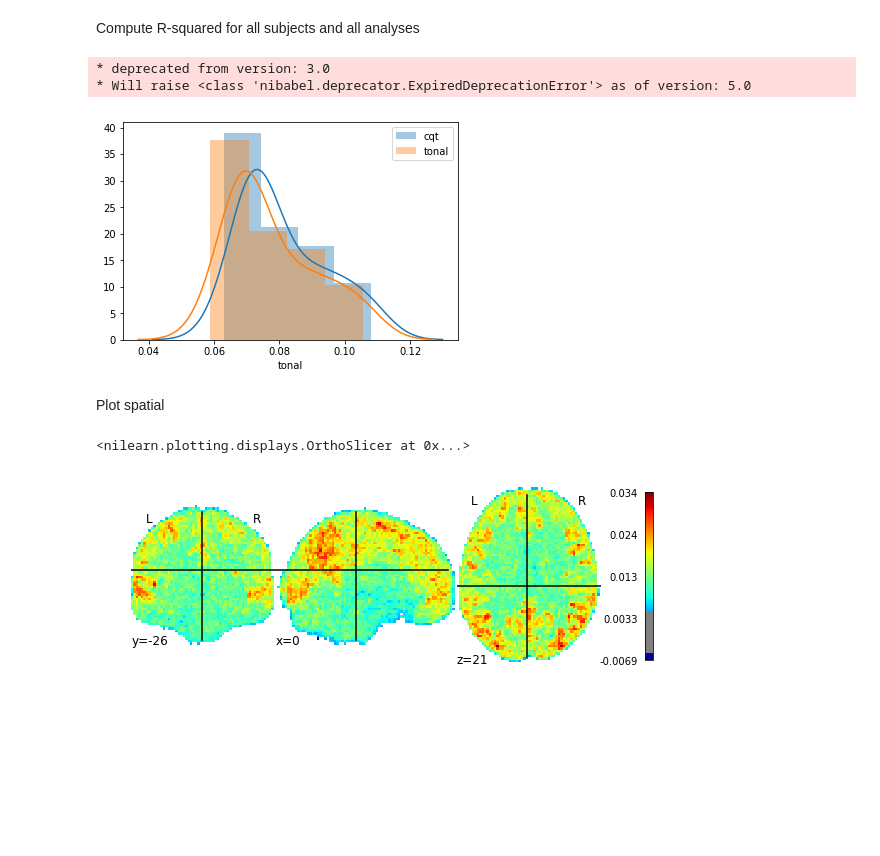
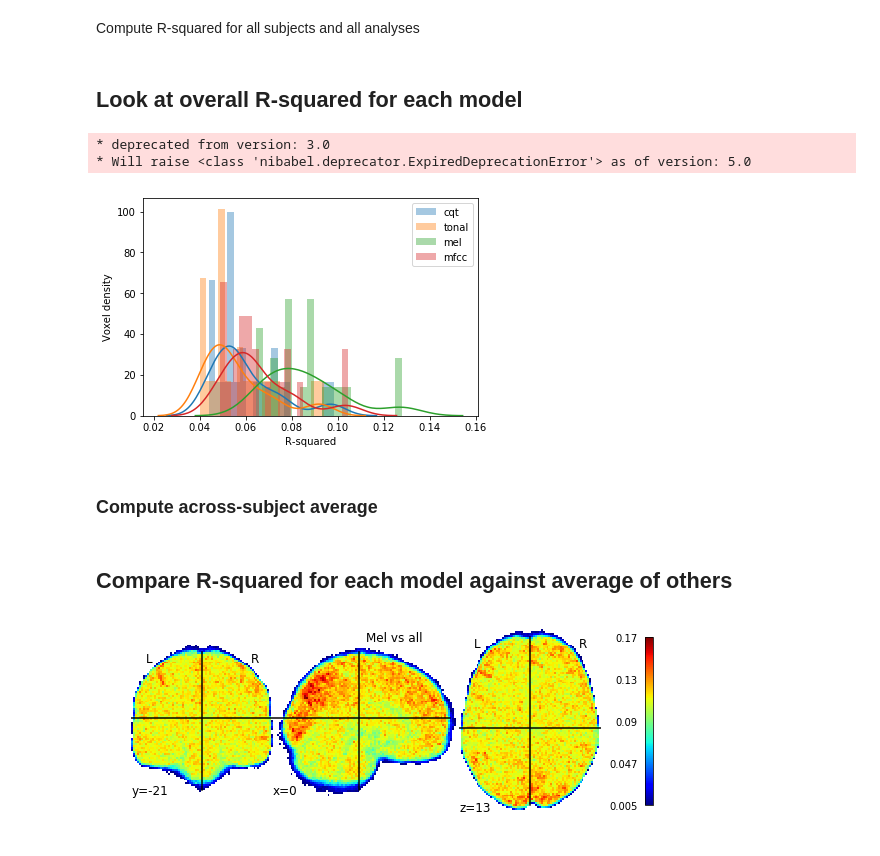
Before and after one commit to rbroc/neuroscout-paper, a Jupyter notebook: R-Squared_Audio.ipynb, the cells around one changed output. Drawn from its saved outputs; the diff is of its cells as text; code cells hidden in the pictures; blank space fills up the shorter version.

Commit message:
add other models

```diff
--- a/R-Squared_Audio.ipynb
+++ b/R-Squared_Audio.ipynb
@@ -13,3 +15,5 @@ RESULTS_DIR = Path('/media/hyperdrive/neuroscout-cli/output/')
 # %%
 cqt = json.load(open('models/cqt_rms.json'))
 tonal = json.load(open('models/tonal_rms.json'))
+mel = json.load(open('models/mel_rms.json'))
+mfcc = json.load(open('models/mfcc_rms.json'))
@@ -19,3 +33,8 @@ analyses = {'cqt': cqt['Budapest']['movie'],
+# %%
+analyses = {'cqt': cqt['ParanoiaStory']['story'],
+            'tonal': tonal['ParanoiaStory']['story'],
+            'mel': mel['ParanoiaStory']['story'],
+            'mfcc': mfcc['ParanoiaStory']['story']}
 # %%
 for k, v in analyses.items():
     analyses[k] = api.analyses.get_analysis(v)
@@ -28,3 +47,5 @@ def _non_zero_mean(img):
 # %%
 rq1 = nib.load(str(list((RESULTS_DIR / analyses['tonal'].hash_id / 'fitlins' / 'sub-sid000007').glob('*rSq*'))[0]))
 rq2 = nib.load(str(list((RESULTS_DIR / analyses['cqt'].hash_id / 'fitlins' / 'sub-sid000007').glob('*rSq*'))[0]))
+rq3 = nib.load(str(list((RESULTS_DIR / analyses['tonal'].hash_id / 'fitlins' / 'sub-sid000007').glob('*rSq*'))[0]))
+rq4 = nib.load(str(list((RESULTS_DIR / analyses['cqt'].hash_id / 'fitlins' / 'sub-sid000007').glob('*rSq*'))[0]))
@@ -50,4 +72,6 @@ def _get_all_model_maps(analysis, key='rSquare'):
     return rsqs
+# %% [markdown]
+## Look at overall R-squared for each model
 # %%
 rsquared_all = {}
 for n, an in analyses.items():
@@ -59,14 +83,16 @@ for n, an in analyses.items():
 rsquared_all = pd.DataFrame(rsquared_all)
 # %%
 from matplotlib import pyplot as plt
-sns.distplot(rsquared_all['cqt'], label='cqt')
-sns.distplot(rsquared_all['tonal'], label='tonal')
+for k,v in rsquared_all.items():
+    sns.distplot(v, label=k, bins=20)
+plt.xlabel('R-squared')
+plt.ylabel('Voxel density')
 plt.legend()
 plt.show()
 # %% [output]
-[figure, old version]
+[figure, new version]
-# %% [markdown]
-Plot spatial
+# %% [markdown]
+### Compute across-subject average
 # %%
 def _get_maps(analysis, key='rSquare'):
     rsqs = []
@@ -91,7 +119,13 @@ mean_tonal = mean_img(tonal4d)
+# %% [markdown]
+## Compare R-squared for each model against average of others
 # %%
-niplt.plot_img(math_img("img2 - img1",
-...                     img1=mean_tonal, img2=mean_cqt),
+niplt.plot_img(math_img("img4 - (img1 + img2 + img3) / 3",
+...                     img1=mean_tonal,
+                        img2=mean_cqt,
+                        img3=mean_mfcc,
+                        img4=mean_mel),
                cmap='jet', colorbar=True, threshold=.005)
+plt.suptitle('Mel vs all')
+plt.show()
 # %% [output]
-<nilearn.plotting.displays.OrthoSlicer at 0x...>
-[figure, old version]
+[figure, new version]
```
Also changed, not shown: parts of 33 cells of this notebook, 3 other files.
